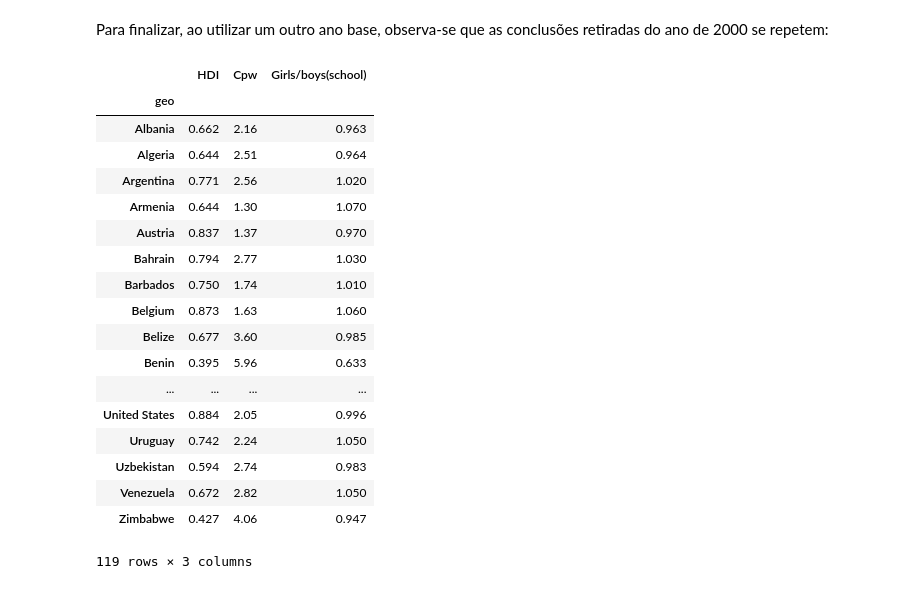
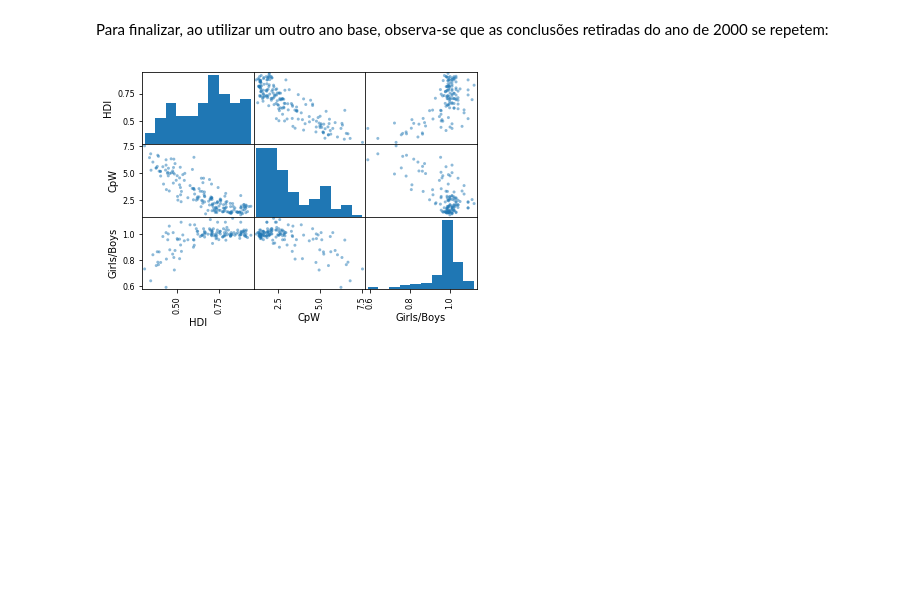
Before and after one commit to mikomoares/Dados1, a Jupyter notebook: Projeto1_MichelJoseMoraes/Projeto1_Dados_MichelJoseMoraes2A.ipynb, the cells around one changed output. Saved outputs shown, nothing was run; the diff lists cells and outputs as text; code cells hidden in the pictures; blank space fills up the shorter version.

```diff
--- a/Projeto1_MichelJoseMoraes/Projeto1_Dados_MichelJoseMoraes2A.ipynb
+++ b/Projeto1_MichelJoseMoraes/Projeto1_Dados_MichelJoseMoraes2A.ipynb
@@ -136,41 +136,24 @@ Para finalizar, ao utilizar um outro ano base, observa-se que as conclusões ret
 # %%
 #pegando dados do ano 2008:
 hdi2008=dadoshdi.loc[:,["geo", 2008]]
 cpw2008=dadoscpw.loc[:,["geo", 2008]]
 girls2008=dadosgirls.loc[:,["geo", 2008]]
 
 #renomeando:
 hdi2008 = hdi2008.set_index('geo')
 cpw2008 = cpw2008.set_index('geo')
 girls2008 = girls2008.set_index('geo')
 
 #Juntando os 3 dados:
 data2 = hdi2008.join(cpw2008, how='inner', lsuffix='_hdi', rsuffix='_cpw')
 data2 = data2.join(girls2008, how='inner')
 
 #renomeando as colunas:
-data2.rename(columns={"2008_hdi":"HDI",2008:"girls/boys(school)", "2008_cpw":"CpW"})
 
-data2.plot.scatter(y="HDI", x = "CpW", title="IDH por Número de Crianças por Mulher")
-data2.plot.scatter(y="HDI", x = "girls/boys(school)", title="IDH por Girl/Boy(School)")
-data2.plot.scatter(y="girls/boys(school)", x = "CpW", title="Girl/Boy por Número de Crianças por Mulher")
+data2["HDI"]=data2.pop("2008_hdi")
+data2["CpW"]=data2.pop("2008_cpw")
+data2["Girls/Boys"]=data2.pop(2008)
+
+pd.plotting.scatter_matrix(data2);
 # %% [output]
-|  | HDI | Cpw | Girls/boys(school) |
-| geo |  |  |  |
-| Albania | 0.662 | 2.16 | 0.963 |
-| Algeria | 0.644 | 2.51 | 0.964 |
-| Argentina | 0.771 | 2.56 | 1.020 |
-| Armenia | 0.644 | 1.30 | 1.070 |
-| Austria | 0.837 | 1.37 | 0.970 |
-| Bahrain | 0.794 | 2.77 | 1.030 |
-| Barbados | 0.750 | 1.74 | 1.010 |
-| Belgium | 0.873 | 1.63 | 1.060 |
-| Belize | 0.677 | 3.60 | 0.985 |
-| Benin | 0.395 | 5.96 | 0.633 |
-| ... | ... | ... | ... |
-| United States | 0.884 | 2.05 | 0.996 |
-| Uruguay | 0.742 | 2.24 | 1.050 |
-| Uzbekistan | 0.594 | 2.74 | 0.983 |
-| Venezuela | 0.672 | 2.82 | 1.050 |
-| Zimbabwe | 0.427 | 4.06 | 0.947 |
-119 rows × 3 columns
+[figure, added]
```
